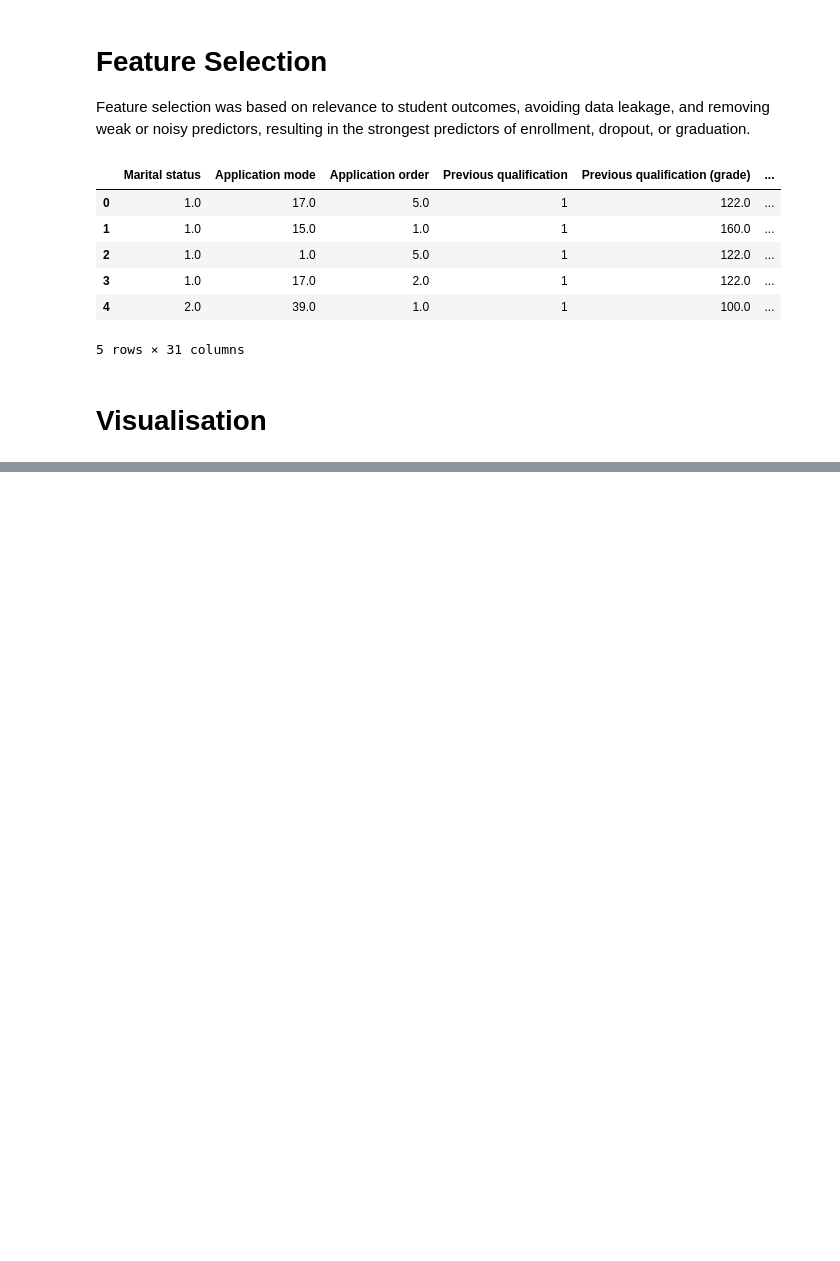
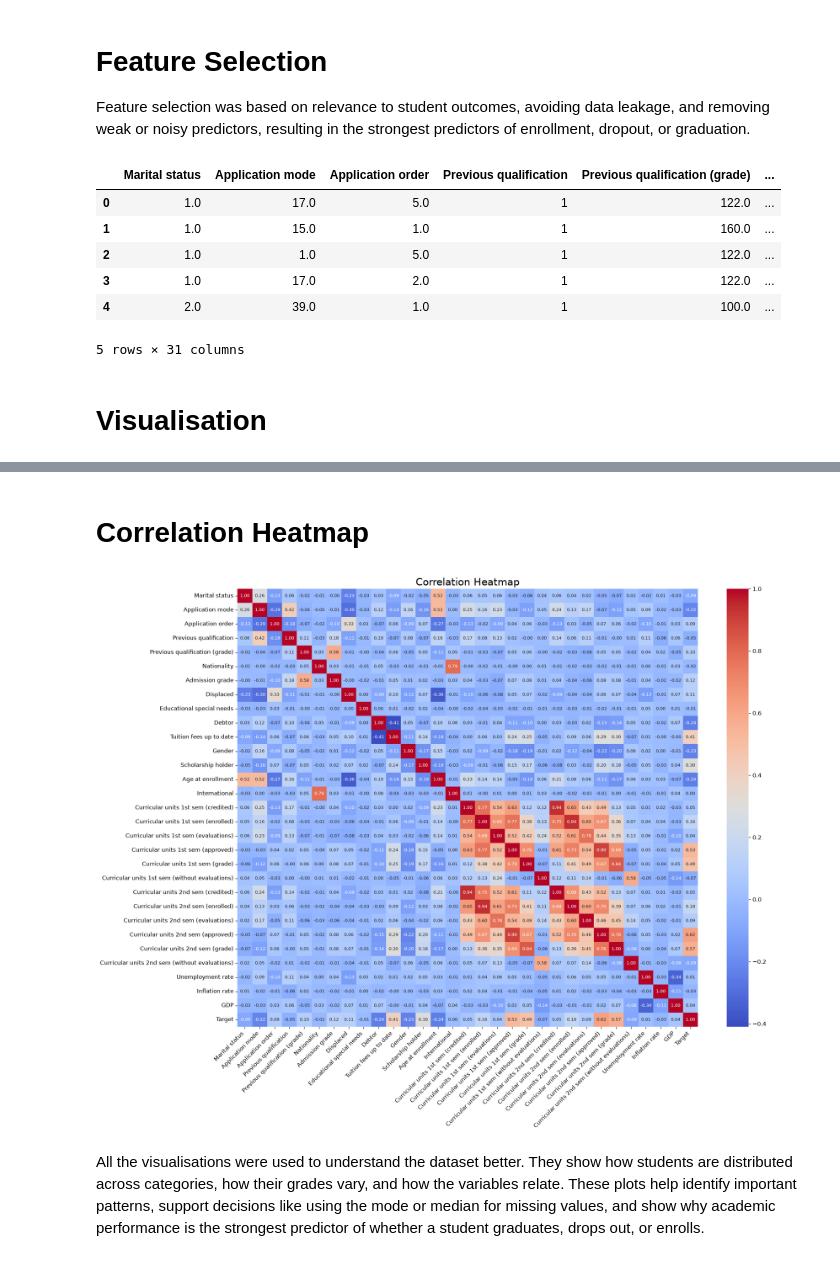
Before and after one commit to sba25078/HDipData_CA1-assignment-for-machine-learning-, a Jupyter notebook: ML_HDipData_CA1.ipynb, the cells around one changed output, grey strips where cells are left out. Cells and saved outputs as stored; diff of their text form; code cells hidden in the pictures; blank space fills up the shorter version.

```diff
--- a/ML_HDipData_CA1.ipynb
+++ b/ML_HDipData_CA1.ipynb
@@ -460,0 +518,18 @@ df.head()
+# %% [markdown]
+# Correlation Heatmap
+# %%
+plt.figure(figsize=(18, 14), dpi=120)
+
+corr = df.corr()
+sns.heatmap(corr, annot=True, fmt=".2f", cmap="coolwarm", annot_kws={"size":8})
+
+plt.title("Correlation Heatmap", fontsize=18)
+plt.xticks(rotation=45, ha='right', fontsize=10)
+plt.yticks(rotation=0, fontsize=10)
+
+plt.tight_layout()
+plt.show()
+# %% [output]
+[figure, added]
+# %% [markdown]
+All the visualisations were used to understand the dataset better. They show how students are distributed across categories, how their grades vary, and how the variables relate. These plots help identify important patterns, support decisions like using the mode or median for missing values, and show why academic performance is the strongest predictor of whether a student graduates, drops out, or enrolls.
```
Also changed, not shown: parts of 6 cells of this notebook.
